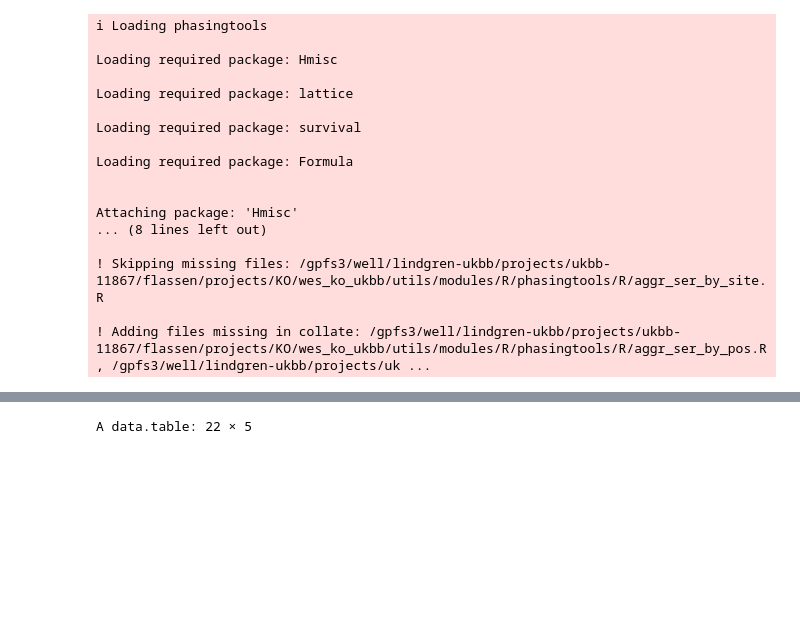
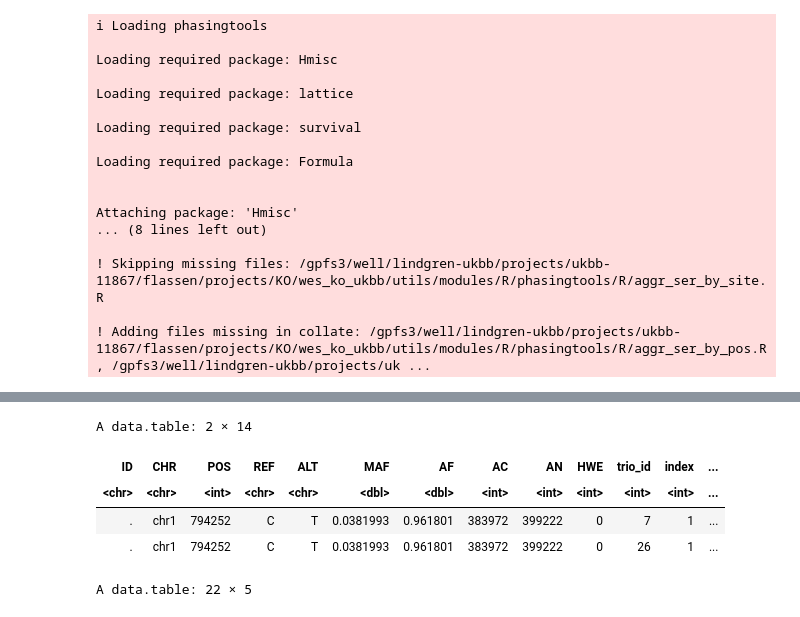
Before and after one commit to frhl/wes_ko_ukbb, a Jupyter notebook: notebooks/220824_transfer_figure1_plots.ipynb, the cells around one changed output, grey strips where cells are left out. Cells and saved outputs as stored; diff of their text form; code cells hidden in the pictures; blank space fills up the shorter version.

```diff
--- a/notebooks/220824_transfer_figure1_plots.ipynb
+++ b/notebooks/220824_transfer_figure1_plots.ipynb
@@ -30,3 +55,11 @@ variants <- fread(sites)
+# %%
+head(d)
+# %% [output]
+A data.table: 2 × 14
+| ID | CHR | POS | REF | ALT | MAF | AF | AC | AN | HWE | trio_id | index | ... |
+| <chr> | <chr> | <int> | <chr> | <chr> | <dbl> | <dbl> | <int> | <int> | <int> | <int> | <int> | ... |
+| . | chr1 | 794252 | C | T | 0.0381993 | 0.961801 | 383972 | 399222 | 0 | 7 | 1 | ... |
+| . | chr1 | 794252 | C | T | 0.0381993 | 0.961801 | 383972 | 399222 | 0 | 26 | 1 | ... |
 # %%
 # setup color scale
 col_genome <- "#7BA98A"
```
Also changed, not shown: parts of 9 cells of this notebook, 2 other files.
